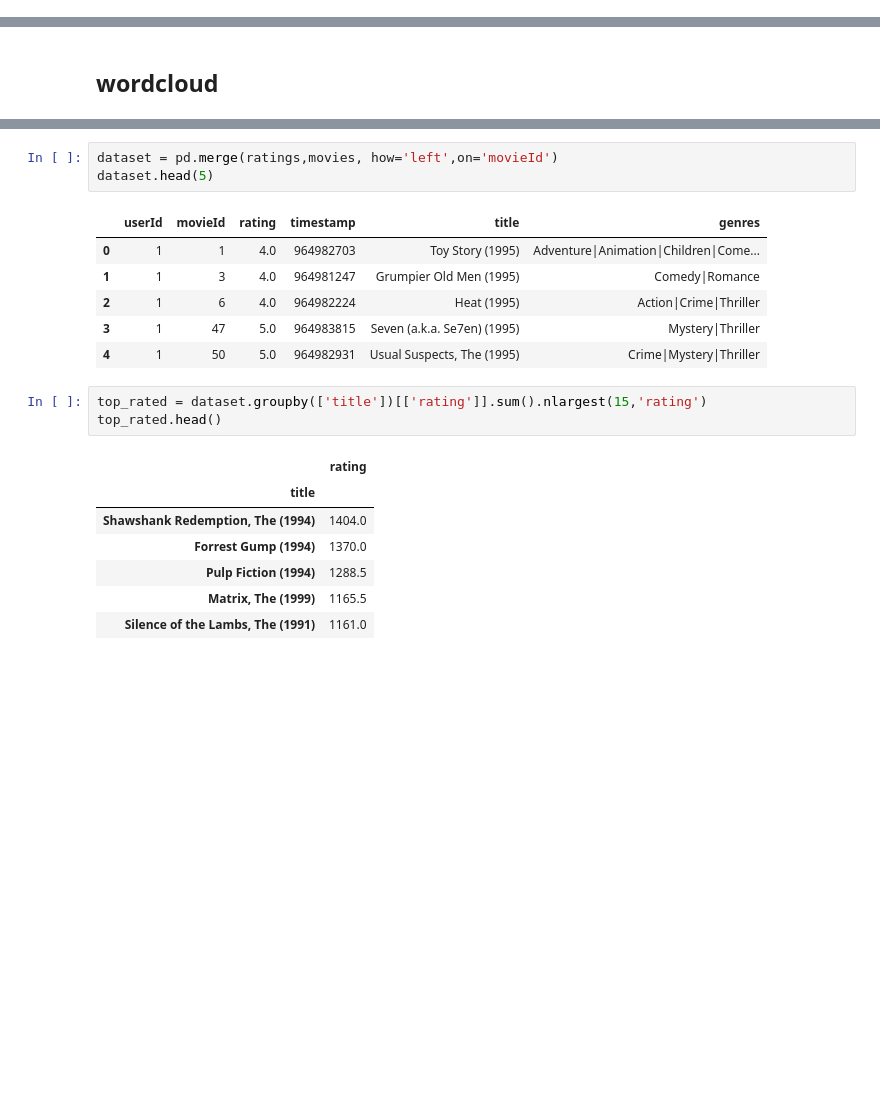
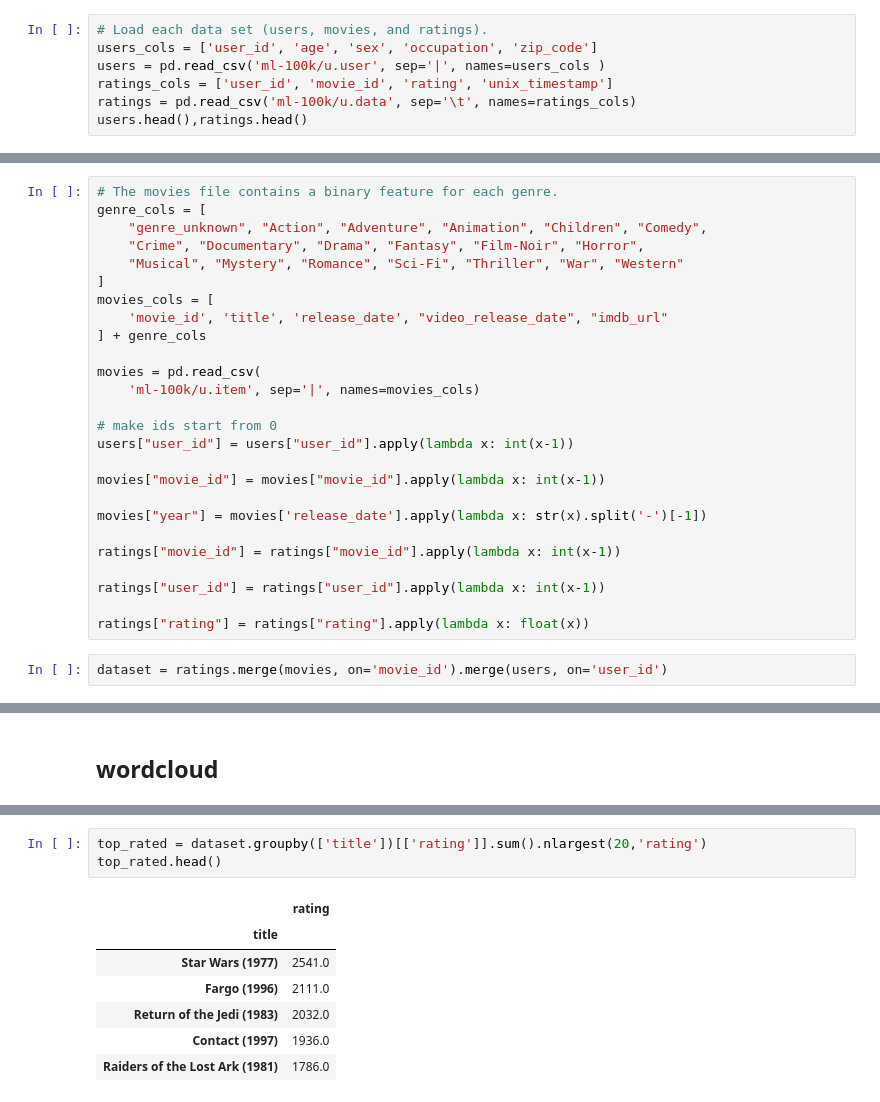
Before and after one commit to abwaocollins/Movie-Recommender-System, a Jupyter notebook: Movie-Recommender-system.ipynb, the cells around one changed output, grey strips where cells are left out. Cells and saved outputs as stored; diff of their text form; blank space fills up the shorter version.

```diff
--- a/Movie-Recommender-system.ipynb
+++ b/Movie-Recommender-system.ipynb
@@ -95,0 +35,7 @@ ratings.head(10)
+# %%
+# Load each data set (users, movies, and ratings).
+users_cols = ['user_id', 'age', 'sex', 'occupation', 'zip_code']
+users = pd.read_csv('ml-100k/u.user', sep='|', names=users_cols )
+ratings_cols = ['user_id', 'movie_id', 'rating', 'unix_timestamp']
+ratings = pd.read_csv('ml-100k/u.data', sep='\t', names=ratings_cols)
+users.head(),ratings.head()
@@ -95,0 +55,28 @@ ratings.head(10)
+# %%
+# The movies file contains a binary feature for each genre.
+genre_cols = [
+    "genre_unknown", "Action", "Adventure", "Animation", "Children", "Comedy",
+    "Crime", "Documentary", "Drama", "Fantasy", "Film-Noir", "Horror",
+    "Musical", "Mystery", "Romance", "Sci-Fi", "Thriller", "War", "Western"
+]
+movies_cols = [
+    'movie_id', 'title', 'release_date', "video_release_date", "imdb_url"
+] + genre_cols
+
+movies = pd.read_csv(
+    'ml-100k/u.item', sep='|', names=movies_cols)
+
+# make ids start from 0
+users["user_id"] = users["user_id"].apply(lambda x: int(x-1))
+
+movies["movie_id"] = movies["movie_id"].apply(lambda x: int(x-1))
+
+movies["year"] = movies['release_date'].apply(lambda x: str(x).split('-')[-1])
+
+ratings["movie_id"] = ratings["movie_id"].apply(lambda x: int(x-1))
+
+ratings["user_id"] = ratings["user_id"].apply(lambda x: int(x-1))
+
+ratings["rating"] = ratings["rating"].apply(lambda x: float(x))
+# %%
+dataset = ratings.merge(movies, on='movie_id').merge(users, on='user_id')
@@ -134,23 +130,13 @@ plt.show()
-# %%
-dataset = pd.merge(ratings,movies, how='left',on='movieId')
-dataset.head(5)
-# %% [output]
-|  | userId | movieId | rating | timestamp | title | genres |
-| 0 | 1 | 1 | 4.0 | 964982703 | Toy Story (1995) | Adventure|Animation|Children|Come... |
-| 1 | 1 | 3 | 4.0 | 964981247 | Grumpier Old Men (1995) | Comedy|Romance |
-| 2 | 1 | 6 | 4.0 | 964982224 | Heat (1995) | Action|Crime|Thriller |
-| 3 | 1 | 47 | 5.0 | 964983815 | Seven (a.k.a. Se7en) (1995) | Mystery|Thriller |
-| 4 | 1 | 50 | 5.0 | 964982931 | Usual Suspects, The (1995) | Crime|Mystery|Thriller |
 # %%
-top_rated = dataset.groupby(['title'])[['rating']].sum().nlargest(15,'rating')
+top_rated = dataset.groupby(['title'])[['rating']].sum().nlargest(20,'rating')
 top_rated.head()
 # %% [output]
 |  | rating |
 | title |  |
-| Shawshank Redemption, The (1994) | 1404.0 |
-| Forrest Gump (1994) | 1370.0 |
-| Pulp Fiction (1994) | 1288.5 |
-| Matrix, The (1999) | 1165.5 |
-| Silence of the Lambs, The (1991) | 1161.0 |
+| Star Wars (1977) | 2541.0 |
+| Fargo (1996) | 2111.0 |
+| Return of the Jedi (1983) | 2032.0 |
+| Contact (1997) | 1936.0 |
+| Raiders of the Lost Ark (1981) | 1786.0 |
 # %%
 plt.figure(figsize=(30,10))
```
Also changed, not shown: parts of 33 cells of this notebook, 23 other files.
